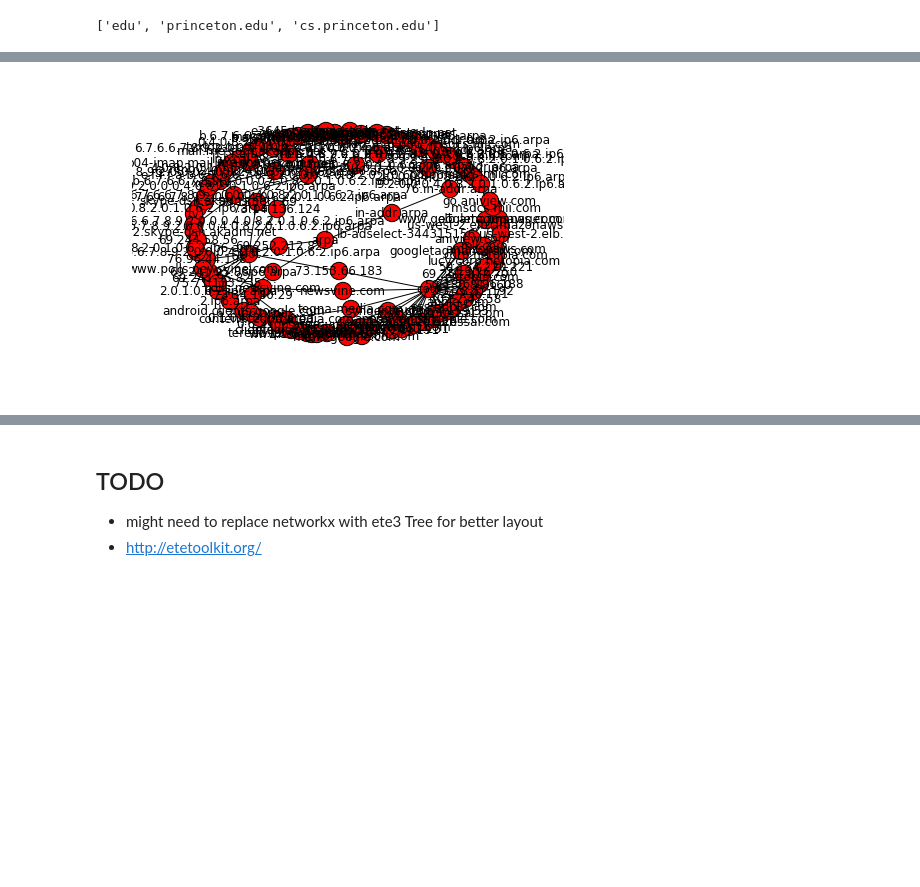
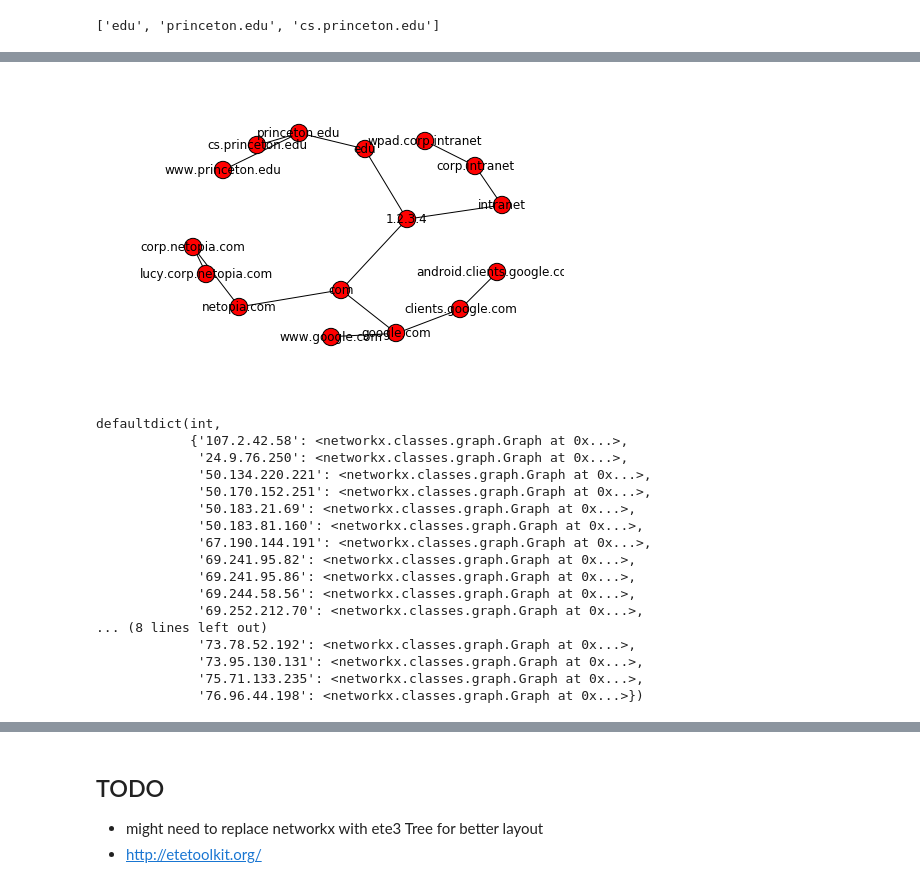
Before and after one commit to shahifaqeer/iot-dns, a Jupyter notebook: PIMA-1min-tree.ipynb, the cells around one changed output, grey strips where cells are left out. Saved outputs shown, nothing was run; the diff lists cells and outputs as text; code cells hidden in the pictures; blank space fills up the shorter version.

```diff
--- a/PIMA-1min-tree.ipynb
+++ b/PIMA-1min-tree.ipynb
@@ -175,3 +190,10 @@ draw_domain_tree(G)
+# %%
+# TEST 2
+G = add_branch('1.2.3.4', ['wpad.corp.intranet','lucy.corp.netopia.com', 'android.clients.google.com',
+                           'www.google.com', 'cs.princeton.edu', 'www.princeton.edu' ])
+draw_domain_tree(G)
+# %% [output]
+[figure, added]
 # %%
 def create_domain_tree(df):
     '''input dataframe of [time, srcip, dns]
@@ -191,7 +212,24 @@ def create_domain_tree(df):
 # %%
+# TEST
 test_df = df2.head(30)
-
-G = create_domain_tree(test_df)
-draw_domain_tree(G)
+root_tree = create_domain_tree(test_df)
+root_tree
+#draw_domain_tree(G)
 # %% [output]
-[figure, removed]
+defaultdict(int,
+            {'107.2.42.58': <networkx.classes.graph.Graph at 0x...>,
+             '24.9.76.250': <networkx.classes.graph.Graph at 0x...>,
+             '50.134.220.221': <networkx.classes.graph.Graph at 0x...>,
+             '50.170.152.251': <networkx.classes.graph.Graph at 0x...>,
+             '50.183.21.69': <networkx.classes.graph.Graph at 0x...>,
+             '50.183.81.160': <networkx.classes.graph.Graph at 0x...>,
+             '67.190.144.191': <networkx.classes.graph.Graph at 0x...>,
+             '69.241.95.82': <networkx.classes.graph.Graph at 0x...>,
+             '69.241.95.86': <networkx.classes.graph.Graph at 0x...>,
+             '69.244.58.56': <networkx.classes.graph.Graph at 0x...>,
+             '69.252.212.70': <networkx.classes.graph.Graph at 0x...>,
+... (8 lines left out)
+             '73.78.52.192': <networkx.classes.graph.Graph at 0x...>,
+             '73.95.130.131': <networkx.classes.graph.Graph at 0x...>,
+             '75.71.133.235': <networkx.classes.graph.Graph at 0x...>,
+             '76.96.44.198': <networkx.classes.graph.Graph at 0x...>})
```
Also changed, not shown: parts of 9 cells of this notebook.
